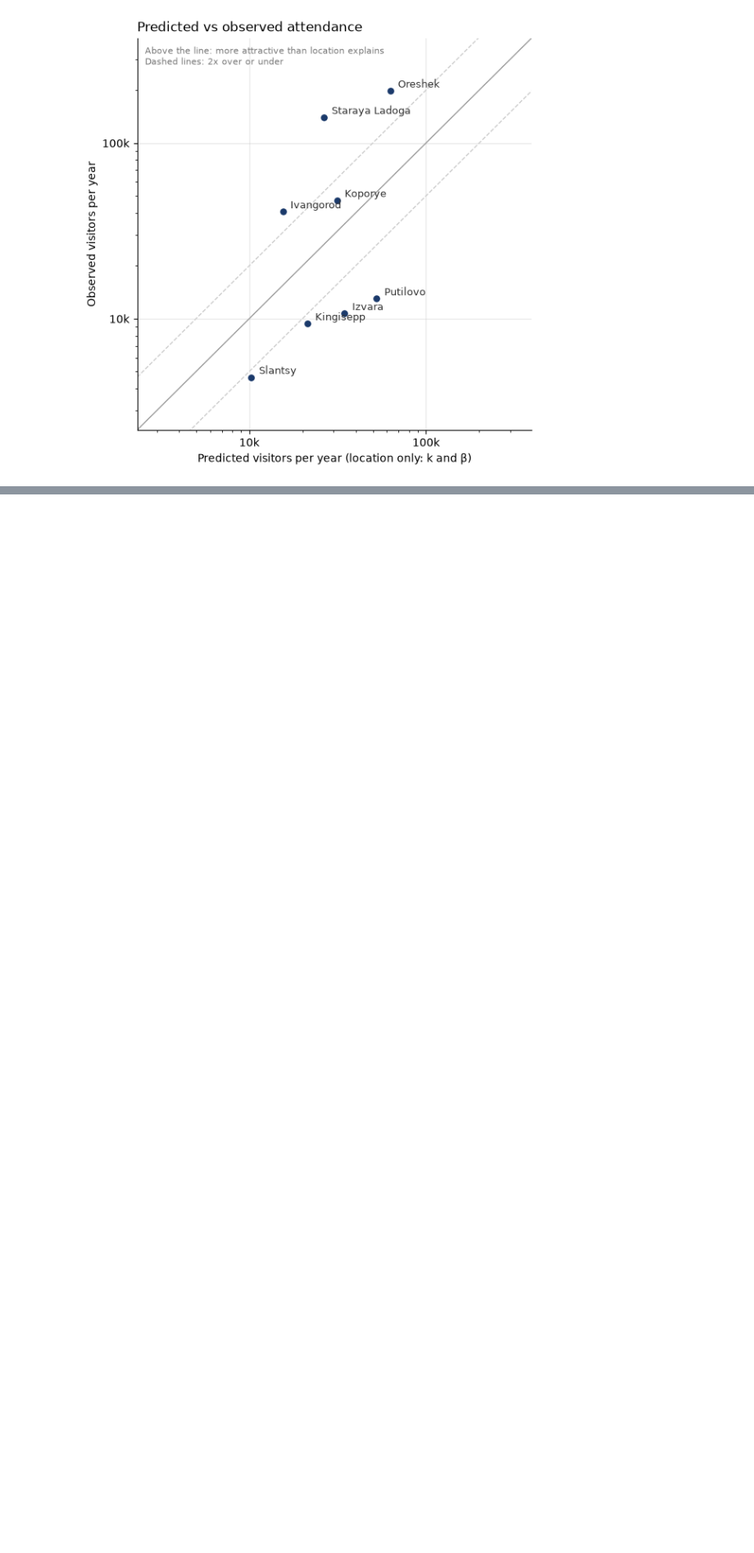
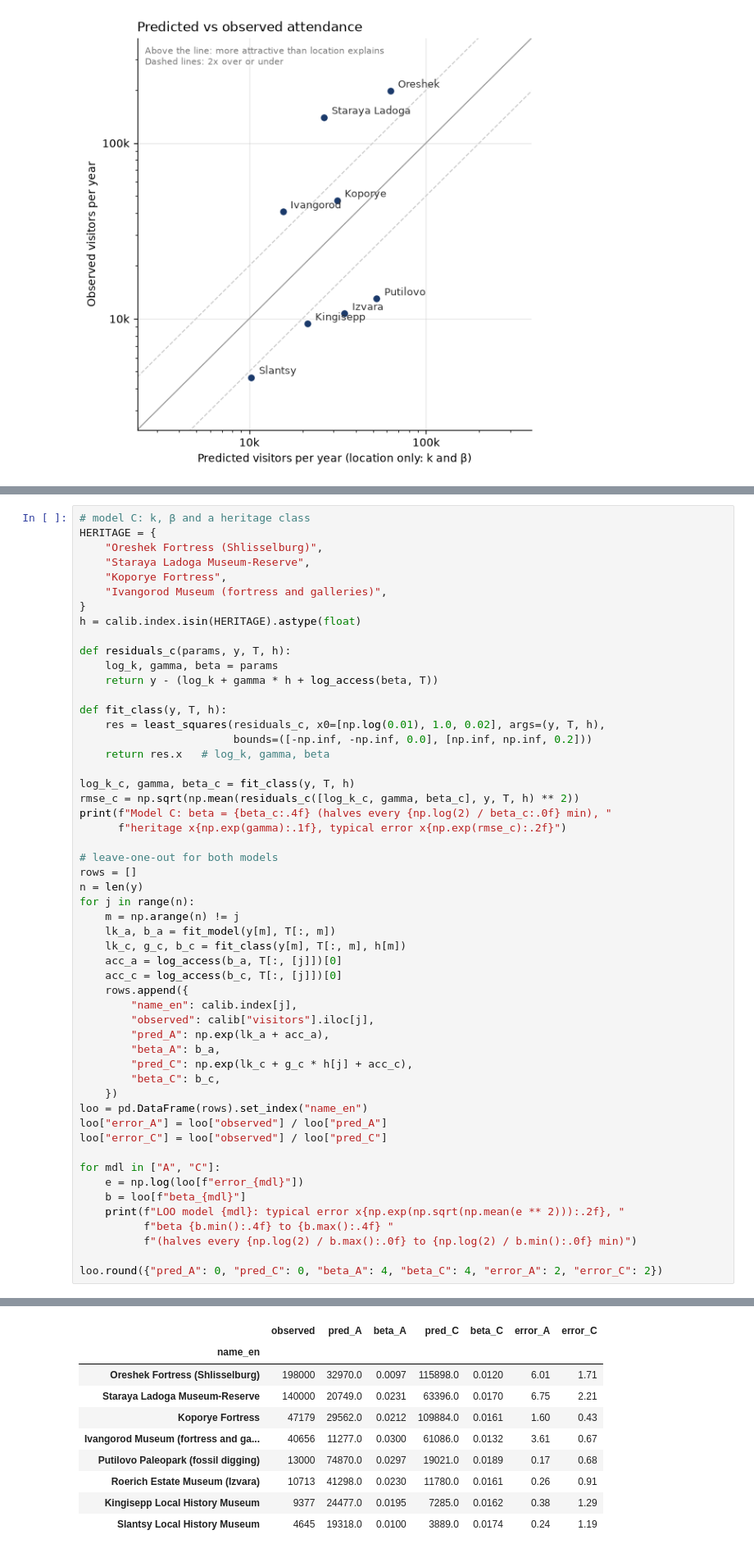
Before and after one commit to evelina-kalugina/klint-visitor-demand-model, a Jupyter notebook: notebooks/05_calibration.ipynb, the cells around one changed output, grey strips where cells are left out. Shown at 82% size. Cells and saved outputs as stored; diff of their text form; blank space fills up the shorter version.

Commit message:
05: heritage class

```diff
--- a/notebooks/05_calibration.ipynb
+++ b/notebooks/05_calibration.ipynb
@@ -182,0 +192,54 @@ plt.show()
+# %%
+# model C: k, β and a heritage class
+HERITAGE = {
+    "Oreshek Fortress (Shlisselburg)",
+    "Staraya Ladoga Museum-Reserve",
+    "Koporye Fortress",
+    "Ivangorod Museum (fortress and galleries)",
+}
+h = calib.index.isin(HERITAGE).astype(float)
+
+def residuals_c(params, y, T, h):
+    log_k, gamma, beta = params
+    return y - (log_k + gamma * h + log_access(beta, T))
+
+def fit_class(y, T, h):
+    res = least_squares(residuals_c, x0=[np.log(0.01), 1.0, 0.02], args=(y, T, h),
+                        bounds=([-np.inf, -np.inf, 0.0], [np.inf, np.inf, 0.2]))
+    return res.x   # log_k, gamma, beta
+
+log_k_c, gamma, beta_c = fit_class(y, T, h)
+rmse_c = np.sqrt(np.mean(residuals_c([log_k_c, gamma, beta_c], y, T, h) ** 2))
+print(f"Model C: beta = {beta_c:.4f} (halves every {np.log(2) / beta_c:.0f} min), "
+      f"heritage x{np.exp(gamma):.1f}, typical error x{np.exp(rmse_c):.2f}")
+
+# leave-one-out for both models
+rows = []
+n = len(y)
+for j in range(n):
+    m = np.arange(n) != j
+    lk_a, b_a = fit_model(y[m], T[:, m])
+    lk_c, g_c, b_c = fit_class(y[m], T[:, m], h[m])
+    acc_a = log_access(b_a, T[:, [j]])[0]
+    acc_c = log_access(b_c, T[:, [j]])[0]
+    rows.append({
+        "name_en": calib.index[j],
+        "observed": calib["visitors"].iloc[j],
+        "pred_A": np.exp(lk_a + acc_a),
+        "beta_A": b_a,
+        "pred_C": np.exp(lk_c + g_c * h[j] + acc_c),
+        "beta_C": b_c,
+    })
+loo = pd.DataFrame(rows).set_index("name_en")
+loo["error_A"] = loo["observed"] / loo["pred_A"]
+loo["error_C"] = loo["observed"] / loo["pred_C"]
+
+for mdl in ["A", "C"]:
+    e = np.log(loo[f"error_{mdl}"])
+    b = loo[f"beta_{mdl}"]
+    print(f"LOO model {mdl}: typical error x{np.exp(np.sqrt(np.mean(e ** 2))):.2f}, "
+          f"beta {b.min():.4f} to {b.max():.4f} "
+          f"(halves every {np.log(2) / b.max():.0f} to {np.log(2) / b.min():.0f} min)")
+
+loo.round({"pred_A": 0, "pred_C": 0, "beta_A": 4, "beta_C": 4, "error_A": 2, "error_C": 2})
+# %% [output]
@@ -182,0 +249,10 @@ plt.show()
+|  | observed | pred_A | beta_A | pred_C | beta_C | error_A | error_C |
+| name_en |  |  |  |  |  |  |  |
+| Oreshek Fortress (Shlisselburg) | 198000 | 32970.0 | 0.0097 | 115898.0 | 0.0120 | 6.01 | 1.71 |
+| Staraya Ladoga Museum-Reserve | 140000 | 20749.0 | 0.0231 | 63396.0 | 0.0170 | 6.75 | 2.21 |
+| Koporye Fortress | 47179 | 29562.0 | 0.0212 | 109884.0 | 0.0161 | 1.60 | 0.43 |
+| Ivangorod Museum (fortress and ga... | 40656 | 11277.0 | 0.0300 | 61086.0 | 0.0132 | 3.61 | 0.67 |
+| Putilovo Paleopark (fossil digging) | 13000 | 74870.0 | 0.0297 | 19021.0 | 0.0189 | 0.17 | 0.68 |
+| Roerich Estate Museum (Izvara) | 10713 | 41298.0 | 0.0230 | 11780.0 | 0.0161 | 0.26 | 0.91 |
+| Kingisepp Local History Museum | 9377 | 24477.0 | 0.0195 | 7285.0 | 0.0162 | 0.38 | 1.29 |
+| Slantsy Local History Museum | 4645 | 19318.0 | 0.0100 | 3889.0 | 0.0174 | 0.24 | 1.19 |
```
Also changed, not shown: parts of 2 cells of this notebook.
